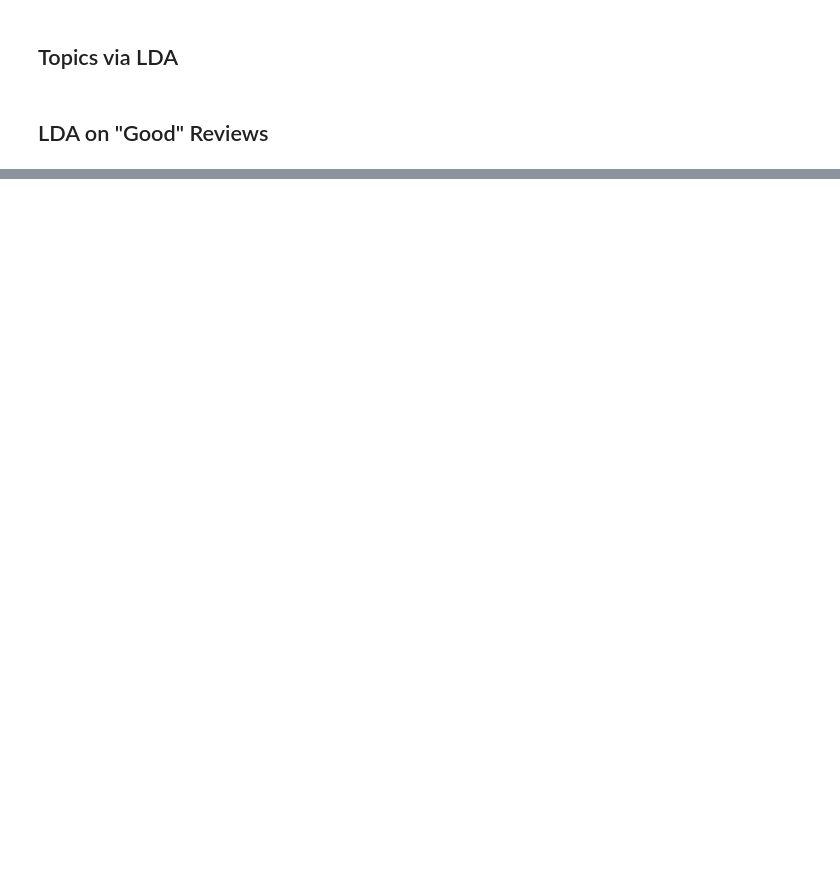
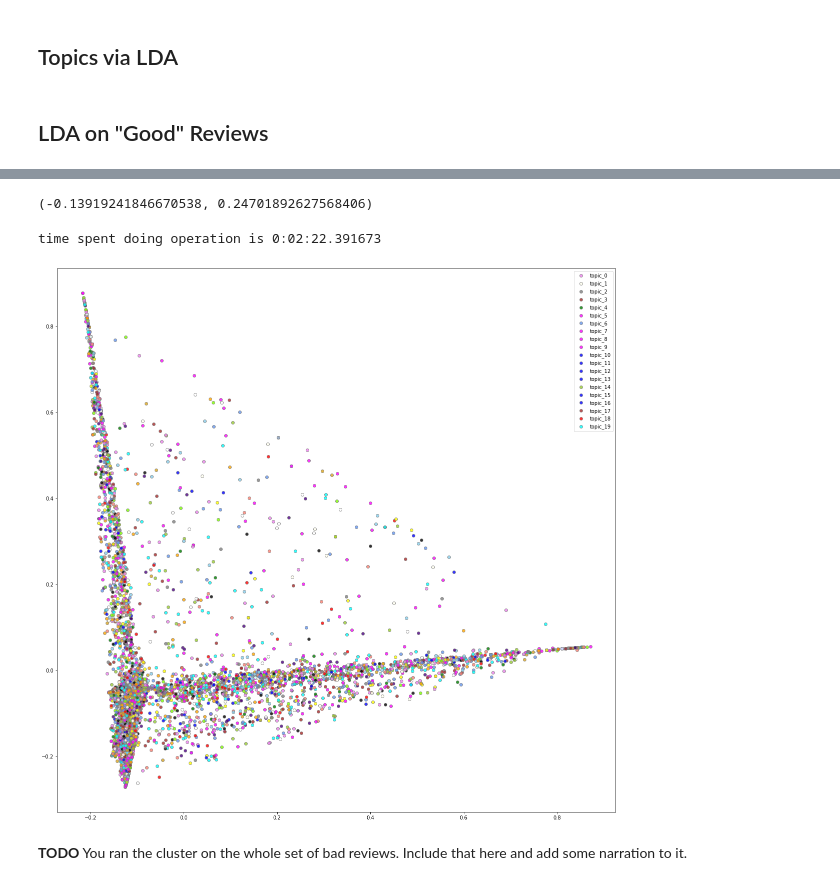
Before and after one commit to michael-a-green/Metis_Project4, a Jupyter notebook: Source/Project4_2.ipynb, the cells around one changed output, grey strips where cells are left out. Cells and saved outputs as stored; diff of their text form; code cells hidden in the pictures; blank space fills up the shorter version.

Commit message:
updated to generate scatter plot visualization

```diff
--- a/Source/Project4_2.ipynb
+++ b/Source/Project4_2.ipynb
@@ -516,0 +779,3 @@ topic
+# %%
+docTopicMatrixGR_df[["Summary","ProcessedText","Text"]] = good_reviews_df[["Summary","ProcessedText","Text"]]
+docTopicMatrixGR_df.head()
@@ -516,0 +864,4 @@ topic
+# %%
+pcaGR = PCA(n_components=2)
+pcaGR.fit(docTopicMatrixGR)
+docReducedTopicMatrixGR = pcaGR.transform(docTopicMatrixGR)
@@ -516,0 +872,4 @@ topic
+# %%
+docReducedTopicMatrixGR[0][0],docReducedTopicMatrixGR[0][1]
+# %% [output]
+(-0.13919241846670538, 0.24701892627568406)
@@ -516,0 +898,16 @@ topic
+# %%
+def getcolor(row_index,basecolor,doc_topic_matrix_df):
+    """
+    This function takes a document located at `row_index` in the `doc_topic_matrix_df` and determines
+    to which topic it belongs by finding the column with the max value at `row_index` in `doc_topic_matrix_df`
+    It then uses `TOPIC_COLORS` to return the color associated with that topic
+    """
+    #assuming the first 20 columns are the topic weights
+    global TOPIC_COLORS
+    max_topic_name = doc_topic_matrix_df.iloc[:,:20].iloc[row_index].idxmax()
+
+    if max_topic_name in TOPIC_COLORS.keys():
+        return TOPIC_COLORS[max_topic_name]
+    else:
+        print("WARNING: Say topic = {} and did not expect to!".format(max_topic_name))
+        return "black"
@@ -516,0 +944,24 @@ topic
+# %%
+review_subset_size = 7000
+
+numb_of_good_reviews = docReducedTopicMatrixGR.shape[0]
+selected_reviews = np.random.choice(numb_of_good_reviews,
+                                   size=review_subset_size,
+                                   replace=True)
+
+
+docReducedTopicMatrixGR_sub = docReducedTopicMatrixGR[selected_reviews,:]
+# %%
+#It takes 11 hours to generate the scatter plot for the full population of good reviews
+#just doing a random subset here
+
+start_time = datetime.datetime.now()
+plot_PCA_2D2(docReducedTopicMatrixGR_sub, docTopicMatrixGR_df)
+end_time = datetime.datetime.now()
+print("time spent doing operation is {}".format(end_time - start_time))
+# %% [output]
+time spent doing operation is 0:02:22.391673
+[figure, added]
+# %% [markdown]
+**TODO**
+You ran the cluster on the whole set of bad reviews. Include that here and add some narration to it.
```
Also changed, not shown: parts of 83 cells of this notebook.
